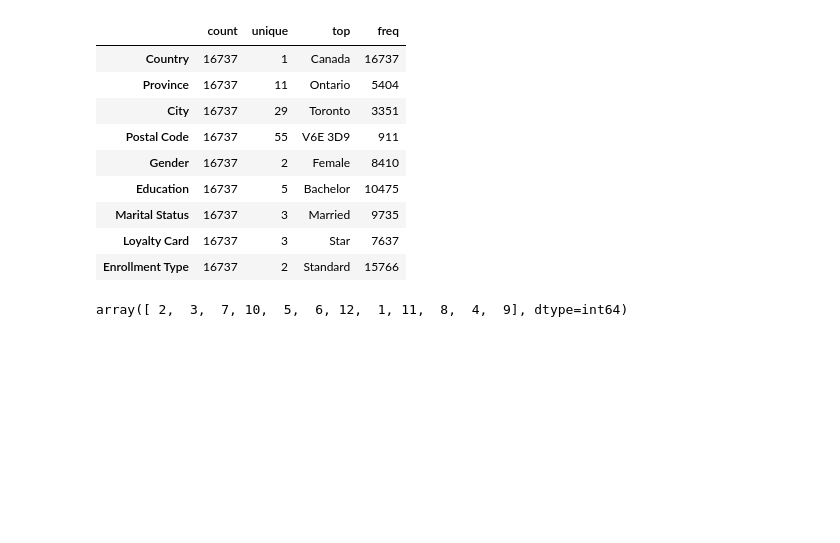
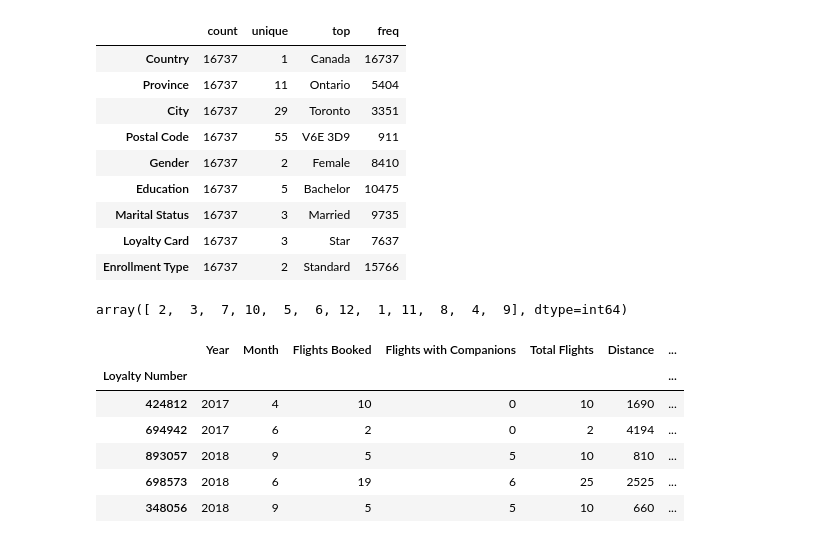
Before and after one commit to Adalab/bda-modulo-3-evaluacion-final-Ealique, a Jupyter notebook: Bd_clientes_aerolinea.ipynb, the cells around one changed output. Drawn from its saved outputs; the diff is of its cells as text; code cells hidden in the pictures; blank space fills up the shorter version.

Commit message:
Limpieza de datos

```diff
--- a/Bd_clientes_aerolinea.ipynb
+++ b/Bd_clientes_aerolinea.ipynb
@@ -224,3 +271,15 @@ array([ 2,  3,  7, 10,  5,  6, 12,  1, 11,  8,  4,  9], dtype=int64)
 #Cancellation Year,Cancellation Month eliminar por que la mayoria son nulos.
 #Hay salarios negativos pasarlos a valor absoluto(no negativo)
 #Hay salarios nulos, decidir que hacer con ellos
+# %%
+#Unir los Df por merge left por que quiero todos los datos de los vuelos y los clientes
+df = df_vuelos_clientes.merge(df_datos_clientes,on = "Loyalty Number", how="left")
+df.sample(5)
+# %% [output]
+|  | Year | Month | Flights Booked | Flights with Companions | Total Flights | Distance | ... |
+| Loyalty Number |  |  |  |  |  |  | ... |
+| 424812 | 2017 | 4 | 10 | 0 | 10 | 1690 | ... |
+| 694942 | 2017 | 6 | 2 | 0 | 2 | 4194 | ... |
+| 893057 | 2018 | 9 | 5 | 5 | 10 | 810 | ... |
+| 698573 | 2018 | 6 | 19 | 6 | 25 | 2525 | ... |
+| 348056 | 2018 | 9 | 5 | 5 | 10 | 660 | ... |
```
Also changed, not shown: parts of 18 cells of this notebook.
